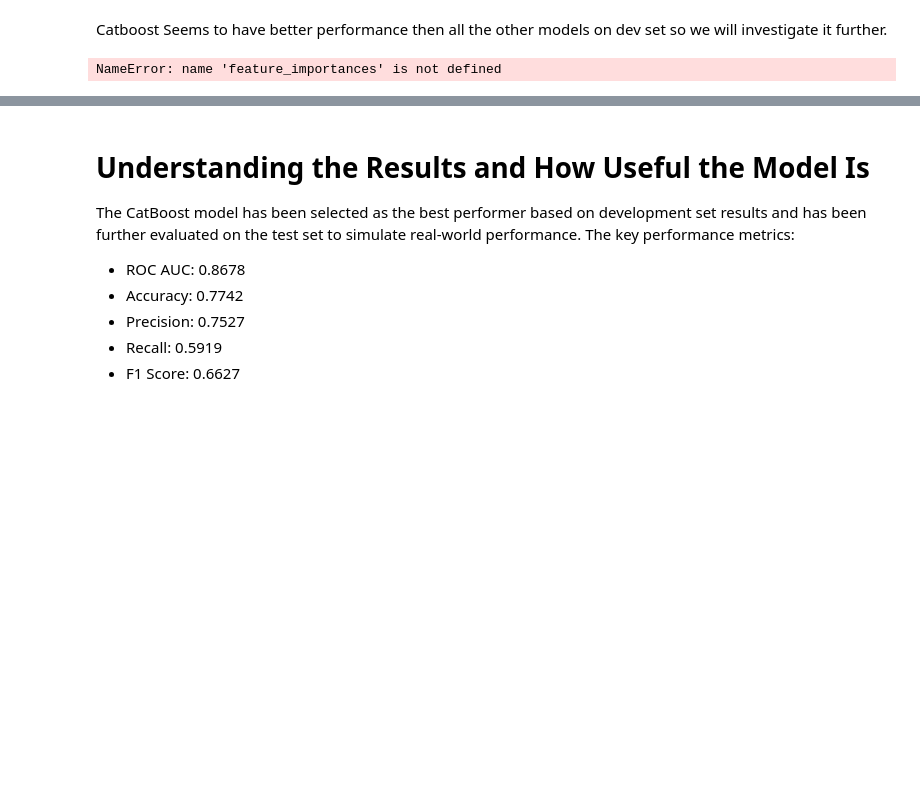
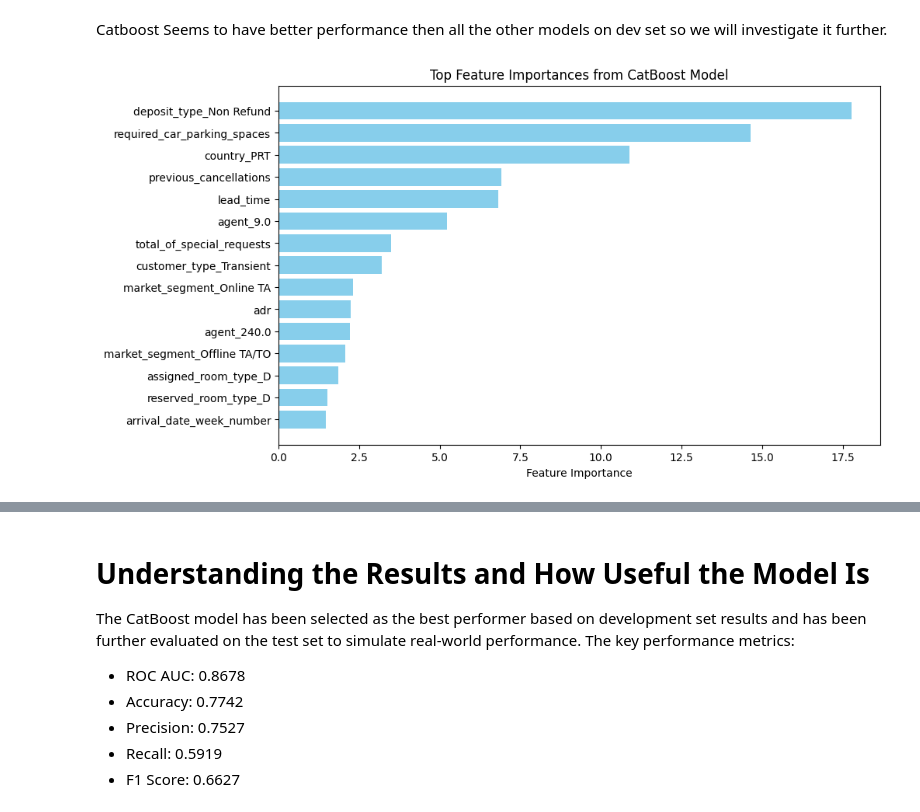
Before and after one commit to Giorgi-Tabatadze/predicting-hotel-churn, a Jupyter notebook: model.ipynb, the cells around one changed output, grey strips where cells are left out. Cells and saved outputs as stored; diff of their text form; code cells hidden in the pictures; blank space fills up the shorter version.

```diff
--- a/model.ipynb
+++ b/model.ipynb
@@ -143,24 +186,26 @@ F1 Score: 0.6459
 # %% [markdown]
 Catboost Seems to have better performance then all the other models on dev set so we will investigate it further.
 # %%
+feature_importances = model.get_feature_importance()
+
 feature_names = X_train.columns.tolist()
 
 features = sorted(zip(feature_names, feature_importances), key=lambda x: x[1], reverse=True)
 
 top_features = features[:15]
 
 top_feature_names = [feature[0] for feature in top_features]
 top_feature_importances = [feature[1] for feature in top_features]
 
 plt.figure(figsize=(10, 6))
 plt.barh(range(len(top_feature_importances)), top_feature_importances, color='skyblue')
 plt.yticks(range(len(top_feature_importances)), top_feature_names)
 plt.xlabel('Feature Importance')
 plt.title('Top Feature Importances from CatBoost Model')
 plt.gca().invert_yaxis()
 plt.show()
 # %% [output]
-NameError: name 'feature_importances' is not defined
+[figure, added]
 # %%
 import shap
 
```
Also changed, not shown: parts of 6 cells of this notebook, 1 other file.
